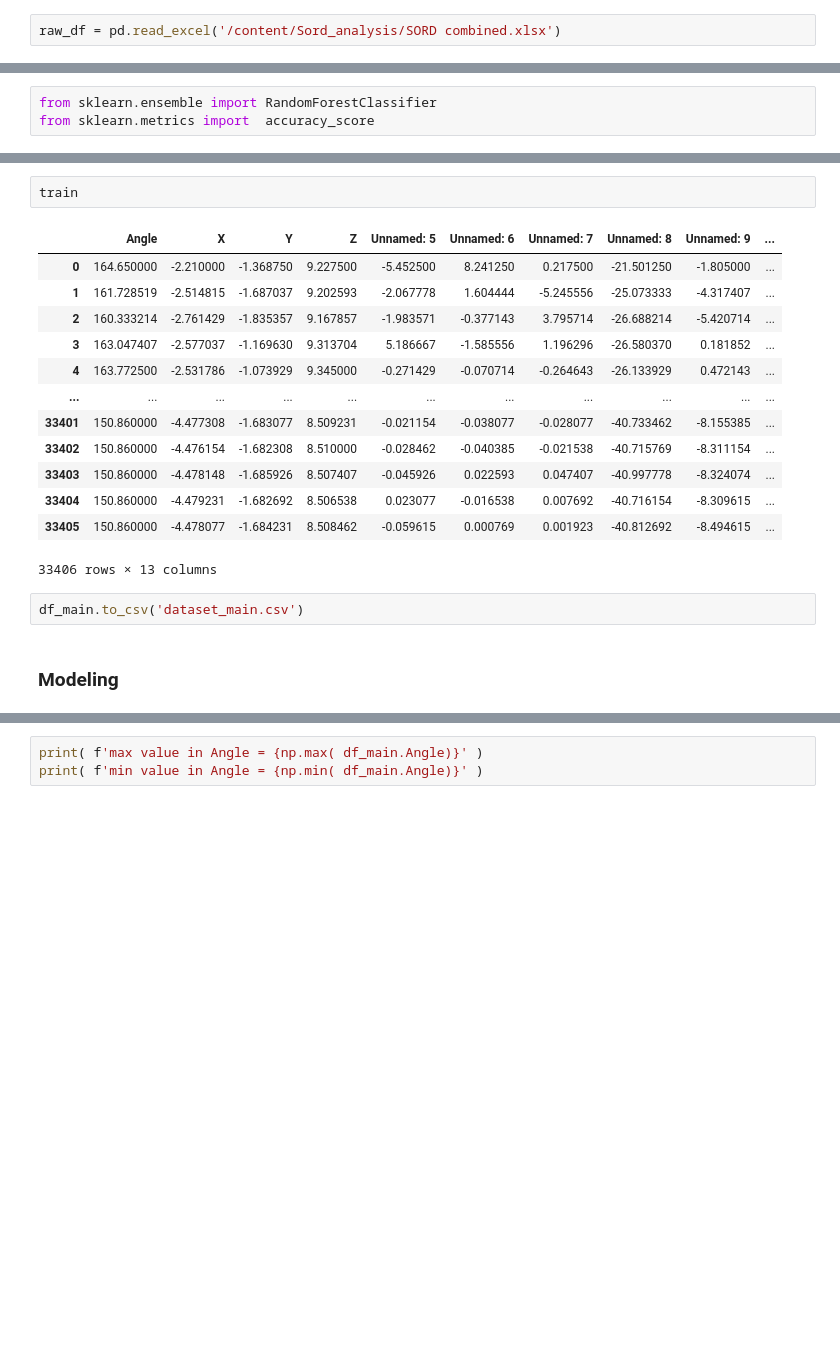
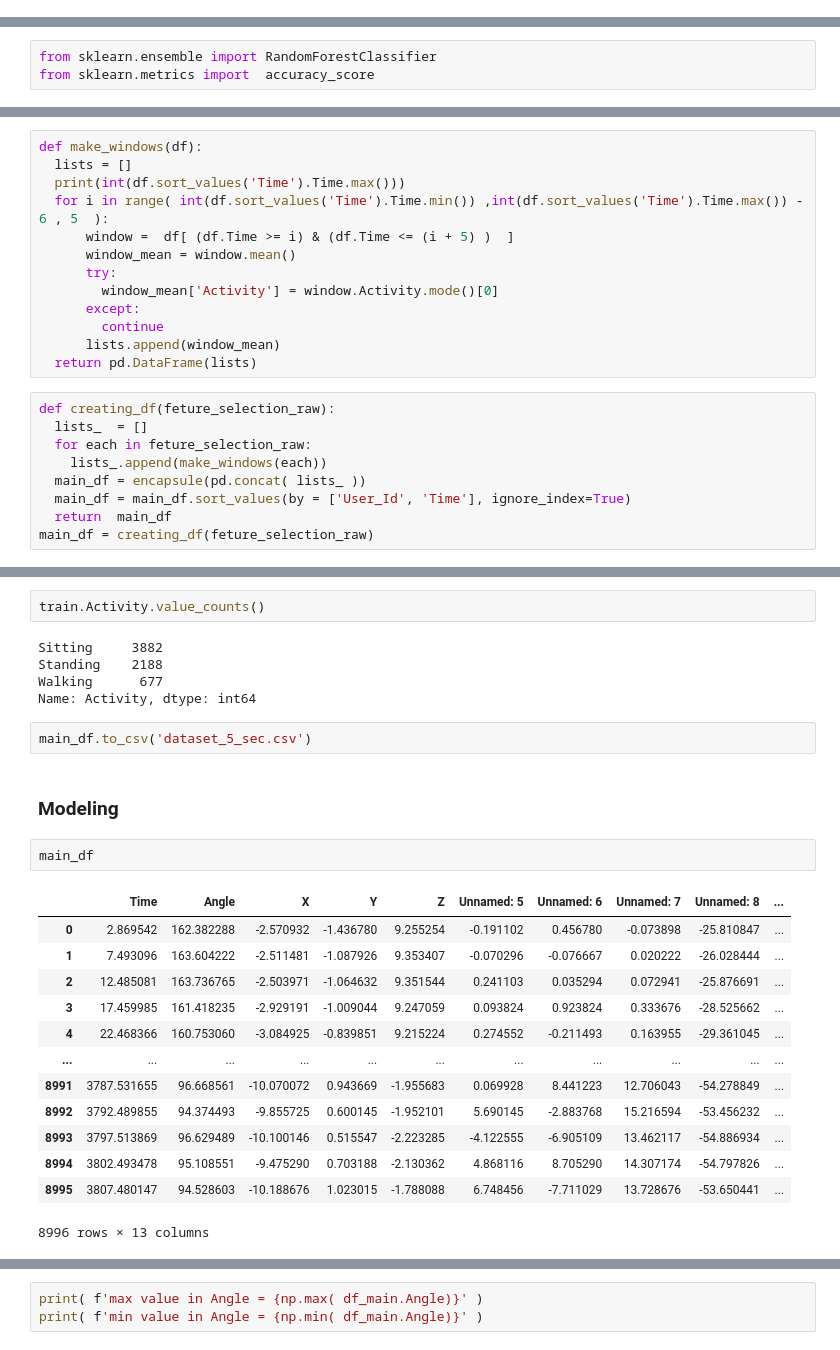
Before and after one commit to ArvindReddyC/Sord_analysis, a Jupyter notebook: newModel.ipynb, the cells around one changed output, grey strips where cells are left out. Saved outputs shown, nothing was run; the diff lists cells and outputs as text; blank space fills up the shorter version.

```diff
--- a/newModel.ipynb
+++ b/newModel.ipynb
@@ -374,5 +459,3 @@ sheet_seventeen = process_sheet_edit(sheet_seventeen,17)
-# %%
-raw_df = pd.read_excel('/content/Sord_analysis/SORD combined.xlsx')
 # %%
 raw_df.head(5)
 # %% [output]
@@ -502,0 +596,22 @@ from sklearn.metrics import  accuracy_score
+# %%
+def make_windows(df):
+  lists = []
+  print(int(df.sort_values('Time').Time.max()))
+  for i in range( int(df.sort_values('Time').Time.min()) ,int(df.sort_values('Time').Time.max()) - 6 , 5  ):
+      window =  df[ (df.Time >= i) & (df.Time <= (i + 5) )  ]
+      window_mean = window.mean()
+      try:
+        window_mean['Activity'] = window.Activity.mode()[0]
+      except:
+        continue
+      lists.append(window_mean)
+  return pd.DataFrame(lists)
+# %%
+def creating_df(feture_selection_raw):
+  lists_  = []
+  for each in feture_selection_raw:
+    lists_.append(make_windows(each))
+  main_df = encapsule(pd.concat( lists_ ))
+  main_df = main_df.sort_values(by = ['User_Id', 'Time'], ignore_index=True)
+  return  main_df
+main_df = creating_df(feture_selection_raw)
@@ -575,22 +638,29 @@ test = df_main.iloc[ split: , :  ]
 # %%
-train
+train.Activity.value_counts()
 # %% [output]
-|  | Angle | X | Y | Z | Unnamed: 5 | Unnamed: 6 | Unnamed: 7 | Unnamed: 8 | Unnamed: 9 | ... |
-| 0 | 164.650000 | -2.210000 | -1.368750 | 9.227500 | -5.452500 | 8.241250 | 0.217500 | -21.501250 | -1.805000 | ... |
-| 1 | 161.728519 | -2.514815 | -1.687037 | 9.202593 | -2.067778 | 1.604444 | -5.245556 | -25.073333 | -4.317407 | ... |
-| 2 | 160.333214 | -2.761429 | -1.835357 | 9.167857 | -1.983571 | -0.377143 | 3.795714 | -26.688214 | -5.420714 | ... |
-| 3 | 163.047407 | -2.577037 | -1.169630 | 9.313704 | 5.186667 | -1.585556 | 1.196296 | -26.580370 | 0.181852 | ... |
-| 4 | 163.772500 | -2.531786 | -1.073929 | 9.345000 | -0.271429 | -0.070714 | -0.264643 | -26.133929 | 0.472143 | ... |
-| ... | ... | ... | ... | ... | ... | ... | ... | ... | ... | ... |
-| 33401 | 150.860000 | -4.477308 | -1.683077 | 8.509231 | -0.021154 | -0.038077 | -0.028077 | -40.733462 | -8.155385 | ... |
-| 33402 | 150.860000 | -4.476154 | -1.682308 | 8.510000 | -0.028462 | -0.040385 | -0.021538 | -40.715769 | -8.311154 | ... |
-| 33403 | 150.860000 | -4.478148 | -1.685926 | 8.507407 | -0.045926 | 0.022593 | 0.047407 | -40.997778 | -8.324074 | ... |
-| 33404 | 150.860000 | -4.479231 | -1.682692 | 8.506538 | 0.023077 | -0.016538 | 0.007692 | -40.716154 | -8.309615 | ... |
-| 33405 | 150.860000 | -4.478077 | -1.684231 | 8.508462 | -0.059615 | 0.000769 | 0.001923 | -40.812692 | -8.494615 | ... |
-33406 rows × 13 columns
+Sitting     3882
+Standing    2188
+Walking      677
+Name: Activity, dtype: int64
 # %%
-df_main.to_csv('dataset_main.csv')
+main_df.to_csv('dataset_5_sec.csv')
 # %% [markdown]
 ### Modeling
+# %%
+main_df
+# %% [output]
+|  | Time | Angle | X | Y | Z | Unnamed: 5 | Unnamed: 6 | Unnamed: 7 | Unnamed: 8 | ... |
+| 0 | 2.869542 | 162.382288 | -2.570932 | -1.436780 | 9.255254 | -0.191102 | 0.456780 | -0.073898 | -25.810847 | ... |
+| 1 | 7.493096 | 163.604222 | -2.511481 | -1.087926 | 9.353407 | -0.070296 | -0.076667 | 0.020222 | -26.028444 | ... |
+| 2 | 12.485081 | 163.736765 | -2.503971 | -1.064632 | 9.351544 | 0.241103 | 0.035294 | 0.072941 | -25.876691 | ... |
+| 3 | 17.459985 | 161.418235 | -2.929191 | -1.009044 | 9.247059 | 0.093824 | 0.923824 | 0.333676 | -28.525662 | ... |
+| 4 | 22.468366 | 160.753060 | -3.084925 | -0.839851 | 9.215224 | 0.274552 | -0.211493 | 0.163955 | -29.361045 | ... |
+| ... | ... | ... | ... | ... | ... | ... | ... | ... | ... | ... |
+| 8991 | 3787.531655 | 96.668561 | -10.070072 | 0.943669 | -1.955683 | 0.069928 | 8.441223 | 12.706043 | -54.278849 | ... |
+| 8992 | 3792.489855 | 94.374493 | -9.855725 | 0.600145 | -1.952101 | 5.690145 | -2.883768 | 15.216594 | -53.456232 | ... |
+| 8993 | 3797.513869 | 96.629489 | -10.100146 | 0.515547 | -2.223285 | -4.122555 | -6.905109 | 13.462117 | -54.886934 | ... |
+| 8994 | 3802.493478 | 95.108551 | -9.475290 | 0.703188 | -2.130362 | 4.868116 | 8.705290 | 14.307174 | -54.797826 | ... |
+| 8995 | 3807.480147 | 94.528603 | -10.188676 | 1.023015 | -1.788088 | 6.748456 | -7.711029 | 13.728676 | -53.650441 | ... |
+8996 rows × 13 columns
 # %%
 clf = RandomForestClassifier( random_state = 0 )
```
Also changed, not shown: parts of 56 cells of this notebook.
